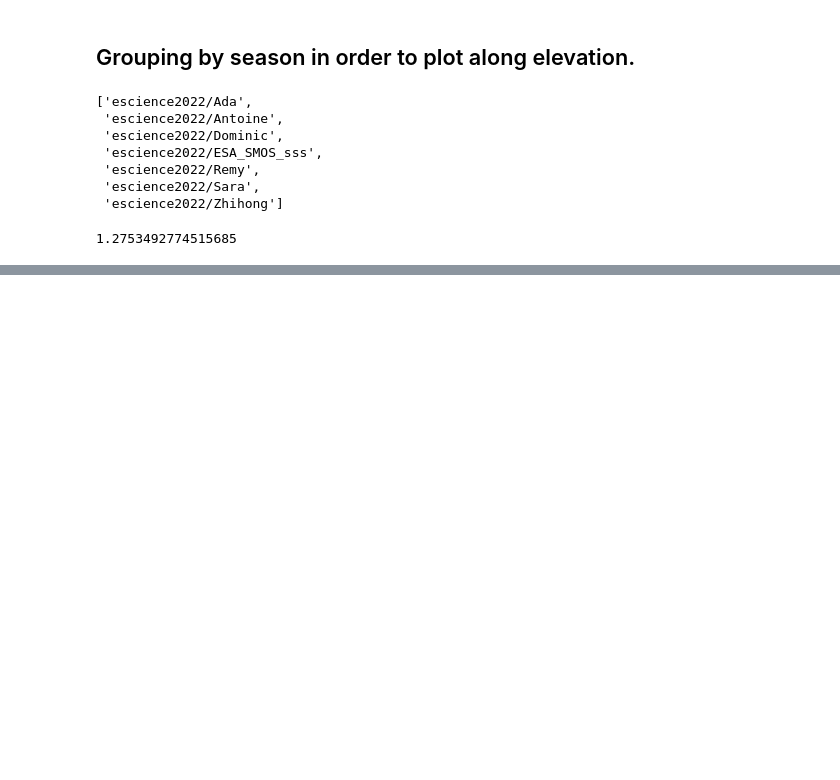
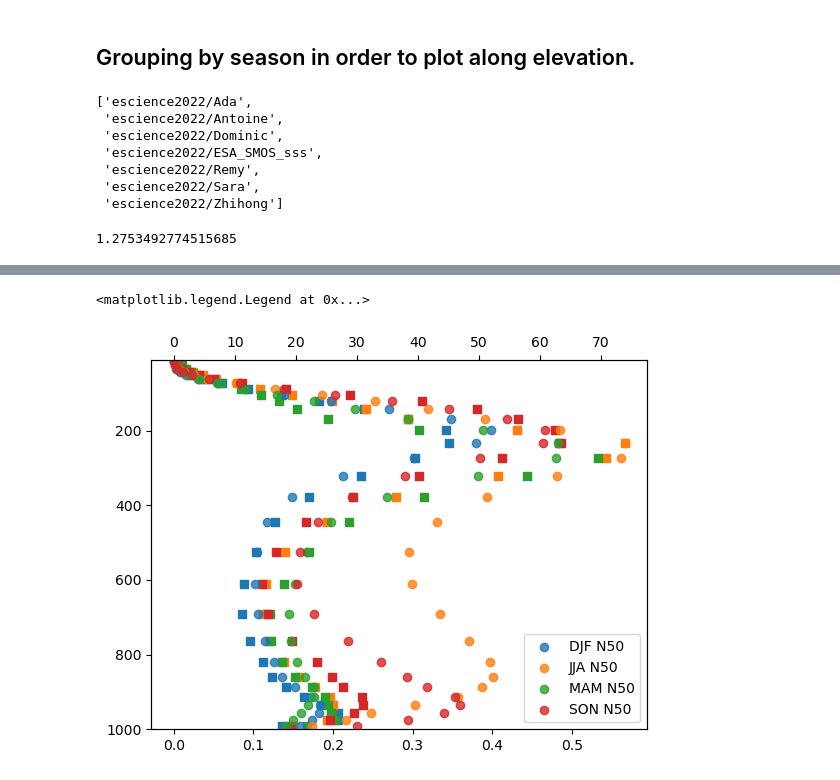
Before and after one commit to eScience-course/-Tjaernoe2022-group1, a Jupyter notebook: notebooks/Stefan/N100 Model vs SO4.ipynb, the cells around one changed output, grey strips where cells are left out. Saved outputs shown, nothing was run; the diff lists cells and outputs as text; code cells hidden in the pictures; blank space fills up the shorter version.

```diff
--- a/notebooks/Stefan/N100 Model vs SO4.ipynb
+++ b/notebooks/Stefan/N100 Model vs SO4.ipynb
@@ -76,0 +112,21 @@ ds =xr.merge([ds,ds_aero])
+# %%
+ig, ax1 = plt.subplots()
+
+for seas in ds_season.season:
+    ax1.scatter(x = ds_season['SO4_tot'].sel(season=seas,location = 'Zeppelin'),
+                y = ds_season['lev'],
+                marker = 's',
+                label=f'{seas.values} SO4')
+ax1.set_ylim(ax1.get_ylim()[::-1])
+
+ax2 = ax1.twiny()
+for seas in ds_season.season:
+    ax2.scatter(x = ds_season['N100'].sel(season=seas,location = 'Zeppelin'),
+                y = ds_season['lev'],
+                label=f'{seas.values} N50', alpha = 0.8)
+
+ax1.set_ylim([1000,10])
+plt.legend()
+# %% [output]
+<matplotlib.legend.Legend at 0x...>
+[figure, added]
```
Also changed, not shown: parts of 14 cells of this notebook, 1 other file.
